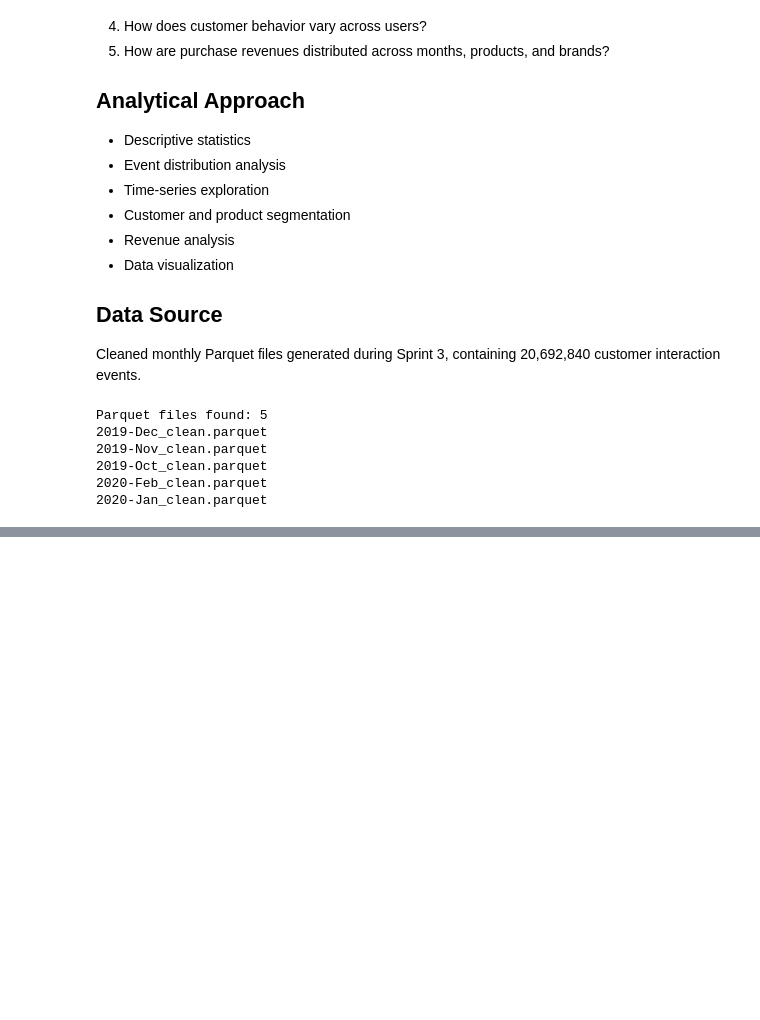
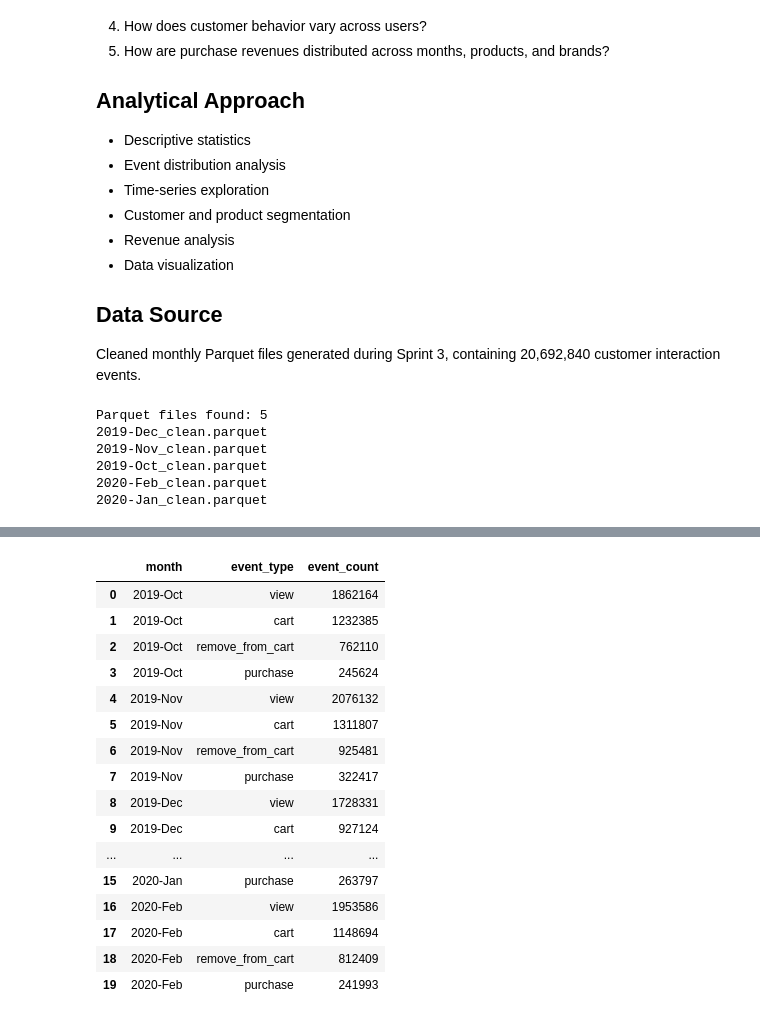
Before and after one commit to kevinyaelvillalpandomartinez-tech/ecommerce-customer-journey-analysis, a Jupyter notebook: notebooks/03_Exploratory_Data_Analysis.ipynb, the cells around one changed output, grey strips where cells are left out. Cells and saved outputs as stored; diff of their text form; code cells hidden in the pictures; blank space fills up the shorter version.

```diff
--- a/notebooks/03_Exploratory_Data_Analysis.ipynb
+++ b/notebooks/03_Exploratory_Data_Analysis.ipynb
@@ -69,0 +145,43 @@ NameError: name 'parquet_files' is not defined
+# %%
+# Calculate monthly event distribution
+monthly_event_counts = []
+
+for file in parquet_files:
+
+    df = pd.read_parquet(
+        file,
+        columns=["event_type"]
+    )
+
+    month = file.name[:8]
+
+    counts = df["event_type"].value_counts()
+
+    for event_type, count in counts.items():
+        monthly_event_counts.append({
+            "month": month,
+            "event_type": event_type,
+            "event_count": count
+        })
+
+monthly_events = pd.DataFrame(monthly_event_counts)
+
+monthly_events
+# %% [output]
+|  | month | event_type | event_count |
+| 0 | 2019-Oct | view | 1862164 |
+| 1 | 2019-Oct | cart | 1232385 |
+| 2 | 2019-Oct | remove_from_cart | 762110 |
+| 3 | 2019-Oct | purchase | 245624 |
+| 4 | 2019-Nov | view | 2076132 |
+| 5 | 2019-Nov | cart | 1311807 |
+| 6 | 2019-Nov | remove_from_cart | 925481 |
+| 7 | 2019-Nov | purchase | 322417 |
+| 8 | 2019-Dec | view | 1728331 |
+| 9 | 2019-Dec | cart | 927124 |
+| ... | ... | ... | ... |
+| 15 | 2020-Jan | purchase | 263797 |
+| 16 | 2020-Feb | view | 1953586 |
+| 17 | 2020-Feb | cart | 1148694 |
+| 18 | 2020-Feb | remove_from_cart | 812409 |
+| 19 | 2020-Feb | purchase | 241993 |
```
Also changed, not shown: parts of 6 cells of this notebook.
